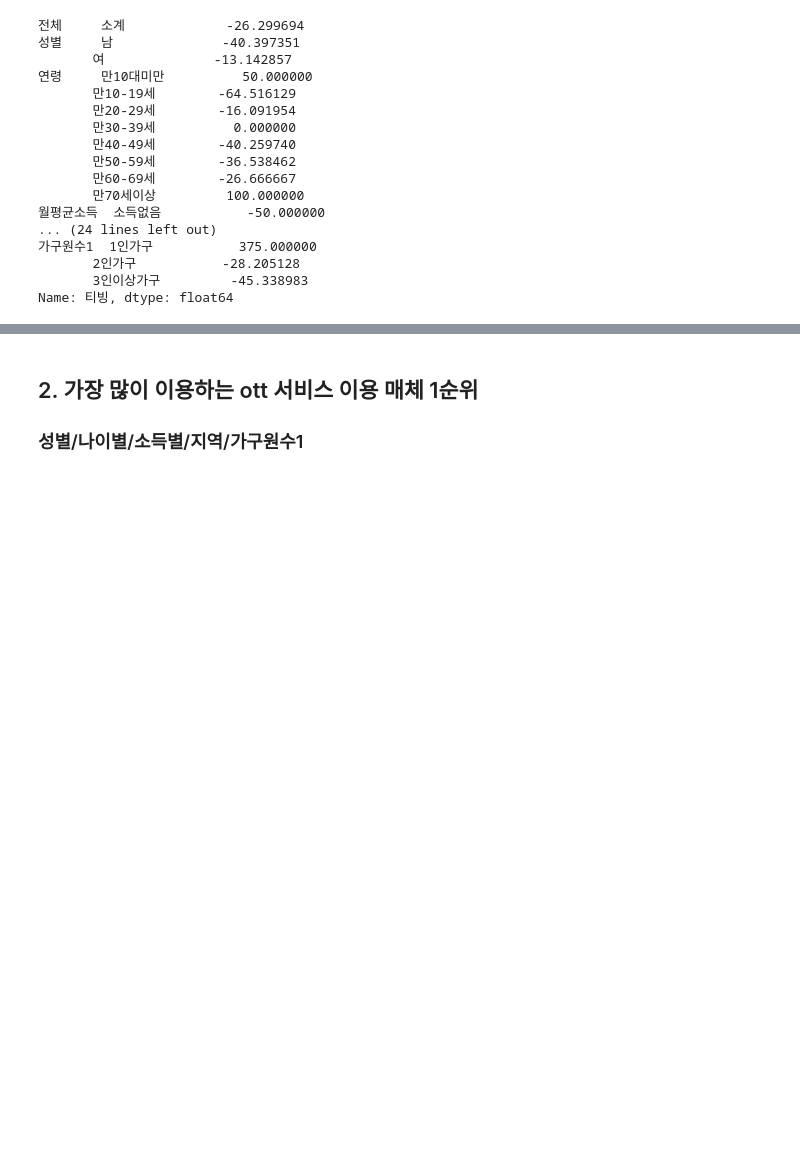
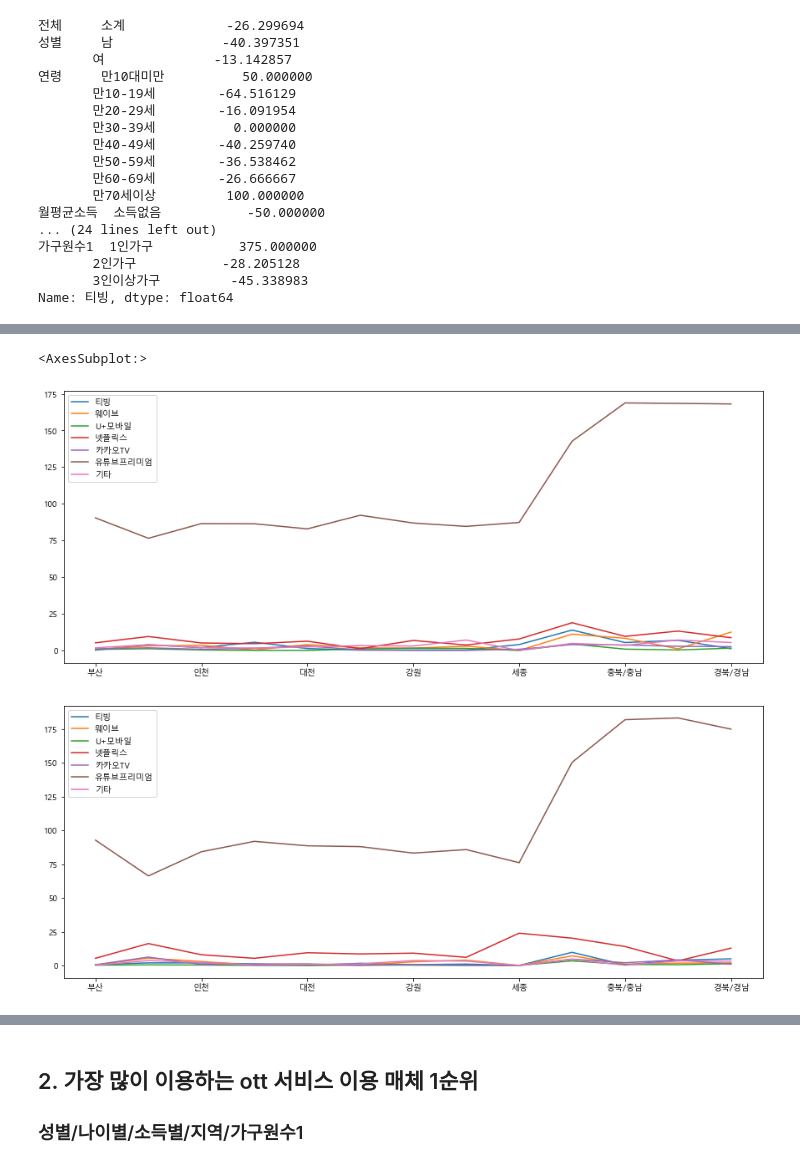
Before and after one commit to eesomin/midproject, a Jupyter notebook: nsm1/NSM_중간프로젝트- OTT 서비스.ipynb, the cells around one changed output, grey strips where cells are left out. Drawn from its saved outputs; the diff is of its cells as text; code cells hidden in the pictures; blank space fills up the shorter version.

```diff
--- a/nsm1/NSM_중간프로젝트- OTT 서비스.ipynb
+++ b/nsm1/NSM_중간프로젝트- OTT 서비스.ipynb
@@ -300,0 +397,5 @@ ott_service_20_21
+# %%
+# 지역
+ott_s_region = ott_s_copy.loc["지역"]
+
+ott_s_region
@@ -300,0 +422,9 @@ ott_service_20_21
+# %%
+# 지역별 이용률로 확인하고 싶었던 것은 수도권과 지방과의 차이가 있을까?
+
+ott_s_region.loc["수도권"] =  ott_s_region.loc["서울"] + ott_s_region.loc["경기"]
+ott_s_region.loc["충북/충남"] =  ott_s_region.loc["충북"] + ott_s_region.loc["충남"]
+ott_s_region.loc["전북/전남"] =  ott_s_region.loc["전북"] + ott_s_region.loc["전남"]
+ott_s_region.loc["경북/경남"] =  ott_s_region.loc["경북"] + ott_s_region.loc["경남"]
+
+ott_s_region
@@ -300,0 +466,14 @@ ott_service_20_21
+# %%
+#ott_s_region.drop("서울", axis = 0, inplace = True)
+ott_s_region.drop("경기", axis = 0, inplace = True)
+
+ott_s_region.drop("충북", axis = 0, inplace = True)
+ott_s_region.drop("충남", axis = 0, inplace = True)
+
+ott_s_region.drop("전북", axis = 0, inplace = True)
+ott_s_region.drop("전남", axis = 0, inplace = True)
+
+ott_s_region.drop("경북", axis = 0, inplace = True)
+ott_s_region.drop("경남", axis = 0, inplace = True)
+
+ott_s_region
@@ -300,0 +513,7 @@ ott_service_20_21
+# %%
+ott_s_region["2020"].plot(figsize=(15,6))
+ott_s_region["2021"].plot(figsize=(15,6))
+# %% [output]
+<AxesSubplot:>
+[figure, added]
+[figure, added]
```
Also changed, not shown: parts of 42 cells of this notebook, 6 other files.
